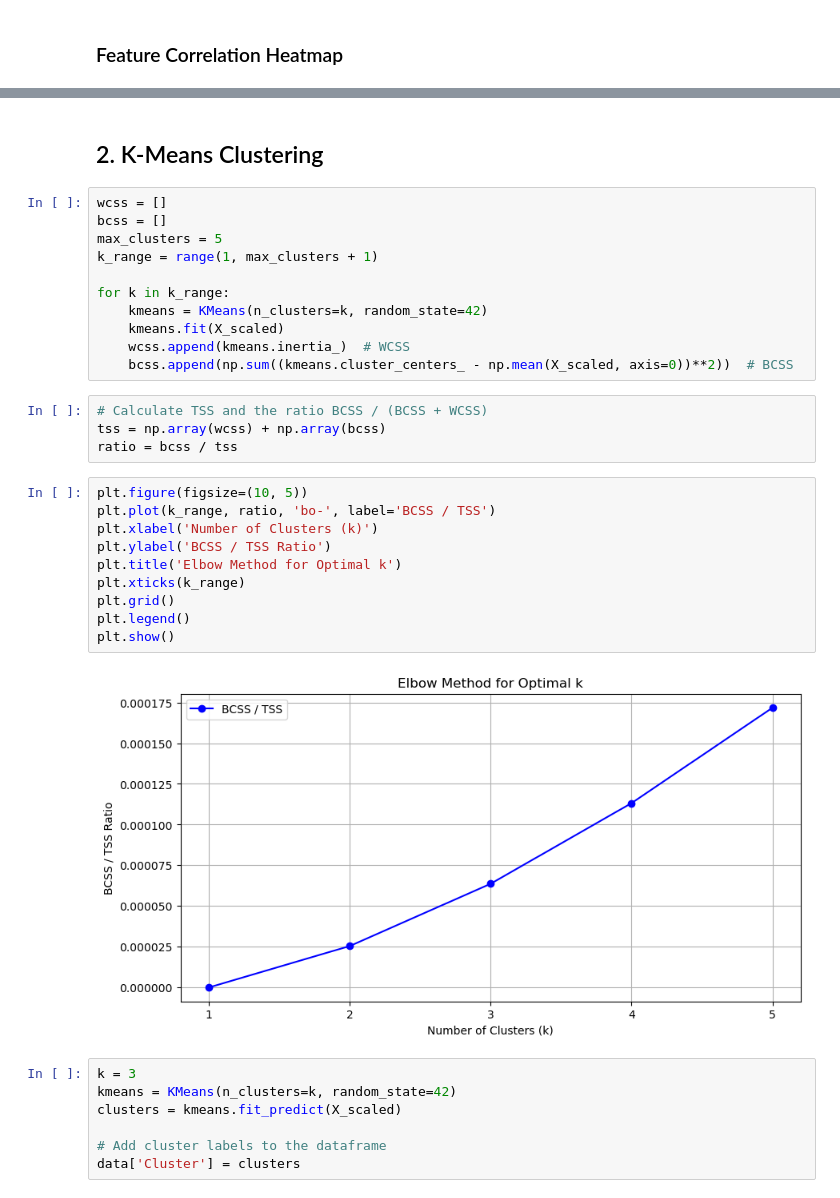
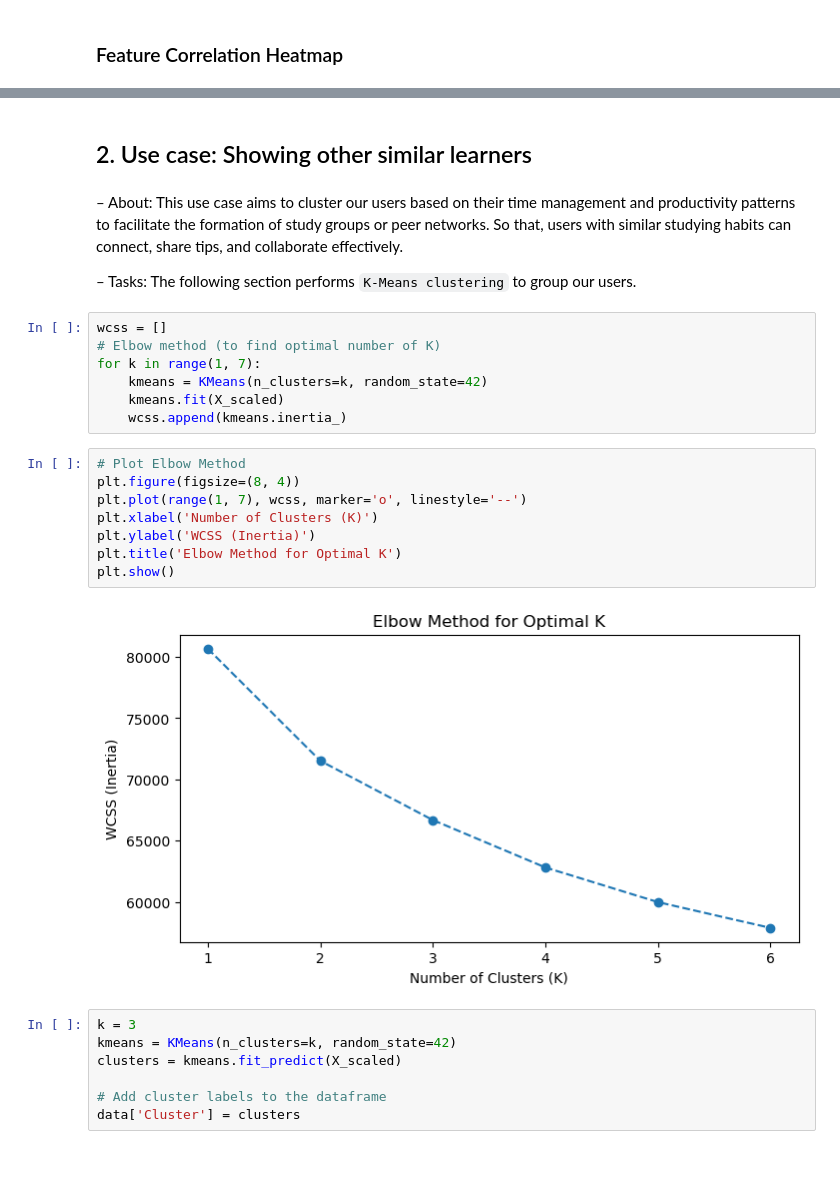
Before and after one commit to yceugene/learnsync, a Jupyter notebook: src/simulation.ipynb, the cells around one changed output, grey strips where cells are left out. Drawn from its saved outputs; the diff is of its cells as text; blank space fills up the shorter version.

Commit message:
Add use case for clustering & elbow method modifications

```diff
--- a/src/simulation.ipynb
+++ b/src/simulation.ipynb
@@ -219,32 +220,26 @@ plt.show()
 # %% [markdown]
-## 2. K-Means Clustering
+## 2. Use case: Showing other similar learners
+# %% [markdown]
+– About: This use case aims to cluster our users based on their time management and productivity patterns to facilitate the formation of study groups or peer networks. So that, users with similar studying habits can connect, share tips, and collaborate effectively.
+
+– Tasks: The following section performs `K-Means clustering` to group our users.
 # %%
 wcss = []
-bcss = []
-max_clusters = 5
-k_range = range(1, max_clusters + 1)
-
-for k in k_range:
+# Elbow method (to find optimal number of K)
+for k in range(1, 7):
     kmeans = KMeans(n_clusters=k, random_state=42)
     kmeans.fit(X_scaled)
-    wcss.append(kmeans.inertia_)  # WCSS
-    bcss.append(np.sum((kmeans.cluster_centers_ - np.mean(X_scaled, axis=0))**2))  # BCSS
+    wcss.append(kmeans.inertia_)
-# %%
-# Calculate TSS and the ratio BCSS / (BCSS + WCSS)
-tss = np.array(wcss) + np.array(bcss)
-ratio = bcss / tss
 # %%
-plt.figure(figsize=(10, 5))
-plt.plot(k_range, ratio, 'bo-', label='BCSS / TSS')
-plt.xlabel('Number of Clusters (k)')
-plt.ylabel('BCSS / TSS Ratio')
-plt.title('Elbow Method for Optimal k')
-plt.xticks(k_range)
-plt.grid()
-plt.legend()
+# Plot Elbow Method
+plt.figure(figsize=(8, 4))
+plt.plot(range(1, 7), wcss, marker='o', linestyle='--')
+plt.xlabel('Number of Clusters (K)')
+plt.ylabel('WCSS (Inertia)')
+plt.title('Elbow Method for Optimal K')
 plt.show()
 # %% [output]
-[figure, old version]
+[figure, new version]
 # %%
 k = 3
 kmeans = KMeans(n_clusters=k, random_state=42)
```
Also changed, not shown: parts of 4 cells of this notebook.
